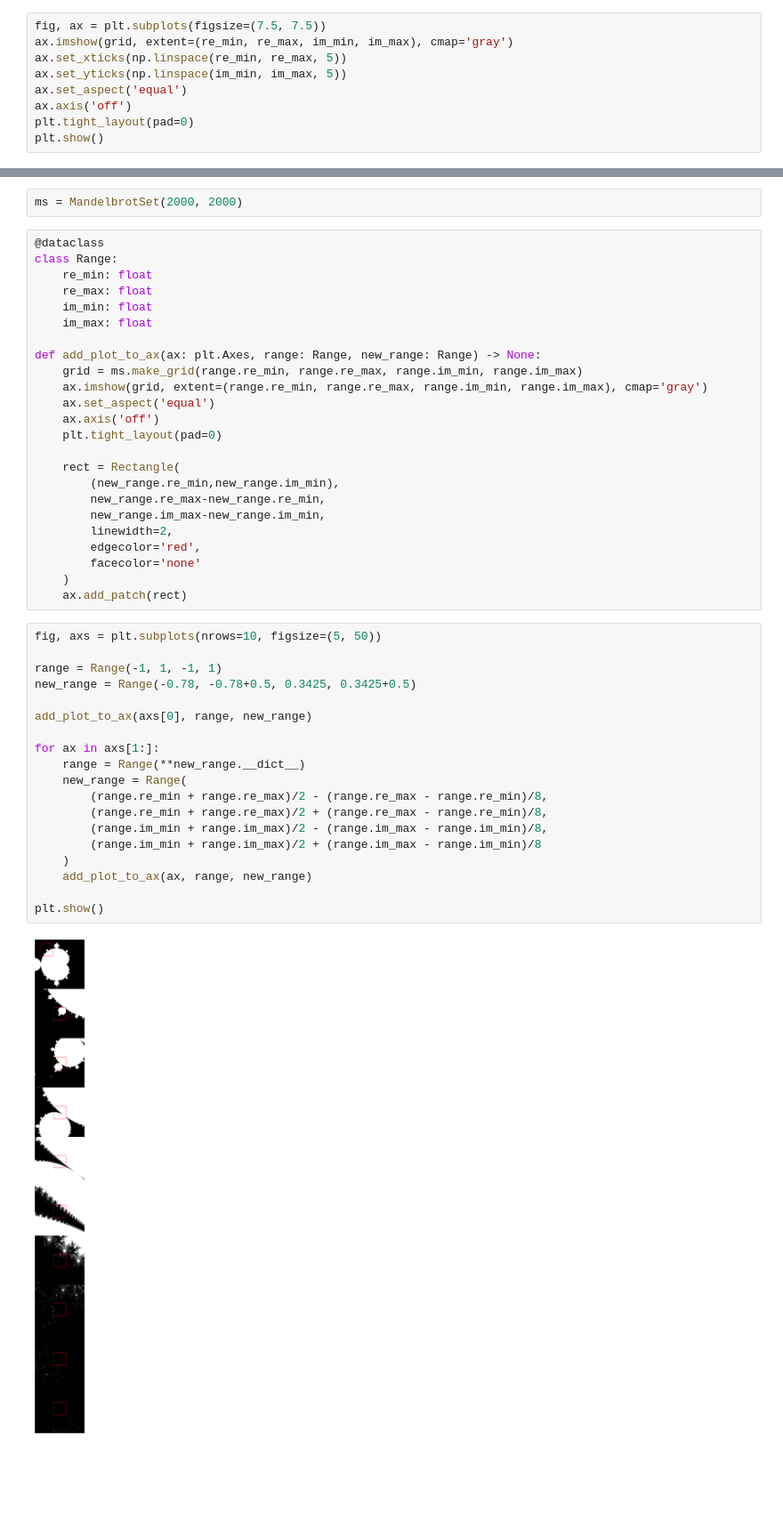
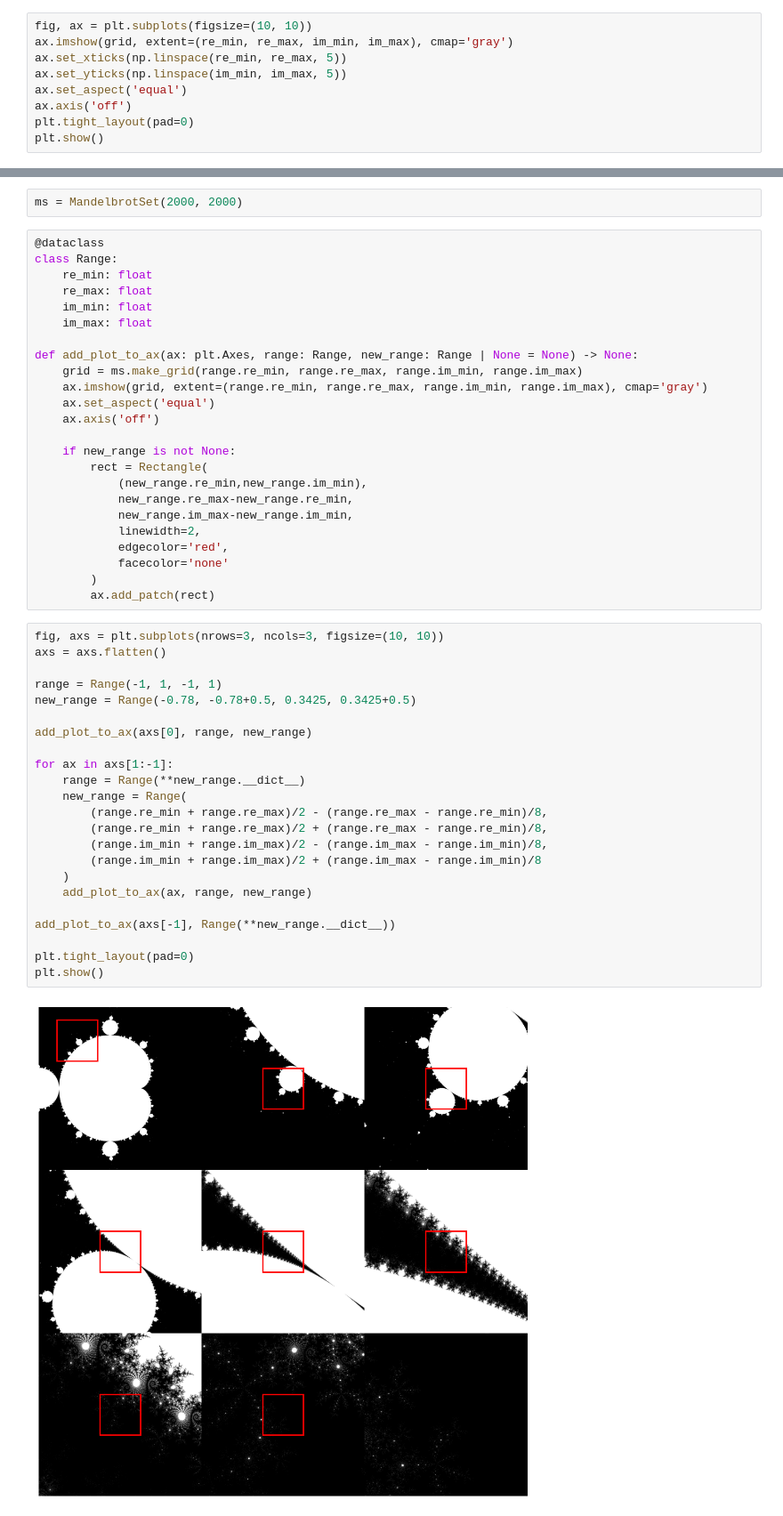
Before and after one commit to magnushelliesen/mandelbrot-set-calculator, a Jupyter notebook: notebooks/test_mandelbrot_calculator.ipynb, the cells around one changed output, grey strips where cells are left out. Shown at 89% size. Saved outputs shown, nothing was run; the diff lists cells and outputs as text; blank space fills up the shorter version.

Commit message:
Iterativt plott

```diff
--- a/notebooks/test_mandelbrot_calculator.ipynb
+++ b/notebooks/test_mandelbrot_calculator.ipynb
@@ -29,7 +29,7 @@ grid = ms.make_grid(re_min, re_max, im_min, im_max)
 # %% [markdown]
 Plotting the result (what do you know, it looks how i would've hoped)
 # %%
-fig, ax = plt.subplots(figsize=(7.5, 7.5))
+fig, ax = plt.subplots(figsize=(10, 10))
 ax.imshow(grid, extent=(re_min, re_max, im_min, im_max), cmap='gray')
 ax.set_xticks(np.linspace(re_min, re_max, 5))
 ax.set_yticks(np.linspace(im_min, im_max, 5))
@@ -53,40 +53,44 @@ class Range:
     im_min: float
     im_max: float
 
-def add_plot_to_ax(ax: plt.Axes, range: Range, new_range: Range) -> None:
+def add_plot_to_ax(ax: plt.Axes, range: Range, new_range: Range | None = None) -> None:
     grid = ms.make_grid(range.re_min, range.re_max, range.im_min, range.im_max)
     ax.imshow(grid, extent=(range.re_min, range.re_max, range.im_min, range.im_max), cmap='gray')
     ax.set_aspect('equal')
     ax.axis('off')
-    plt.tight_layout(pad=0)
 
-    rect = Rectangle(
-        (new_range.re_min,new_range.im_min),
-        new_range.re_max-new_range.re_min,
-        new_range.im_max-new_range.im_min,
-        linewidth=2,
-        edgecolor='red',
-        facecolor='none'
-    )
-    ax.add_patch(rect)
+    if new_range is not None:
+        rect = Rectangle(
+            (new_range.re_min,new_range.im_min),
+            new_range.re_max-new_range.re_min,
+            new_range.im_max-new_range.im_min,
+            linewidth=2,
+            edgecolor='red',
+            facecolor='none'
+        )
+        ax.add_patch(rect)
 # %%
-fig, axs = plt.subplots(nrows=10, figsize=(5, 50))
+fig, axs = plt.subplots(nrows=3, ncols=3, figsize=(10, 10))
+axs = axs.flatten()
 
 range = Range(-1, 1, -1, 1)
 new_range = Range(-0.78, -0.78+0.5, 0.3425, 0.3425+0.5)
 
 add_plot_to_ax(axs[0], range, new_range)
 
-for ax in axs[1:]:
+for ax in axs[1:-1]:
     range = Range(**new_range.__dict__)
     new_range = Range(
         (range.re_min + range.re_max)/2 - (range.re_max - range.re_min)/8,
         (range.re_min + range.re_max)/2 + (range.re_max - range.re_min)/8,
         (range.im_min + range.im_max)/2 - (range.im_max - range.im_min)/8,
         (range.im_min + range.im_max)/2 + (range.im_max - range.im_min)/8
     )
     add_plot_to_ax(ax, range, new_range)
 
+add_plot_to_ax(axs[-1], Range(**new_range.__dict__))
+
+plt.tight_layout(pad=0)
 plt.show()
 # %% [output]
-[figure, old version]
+[figure, new version]
```
